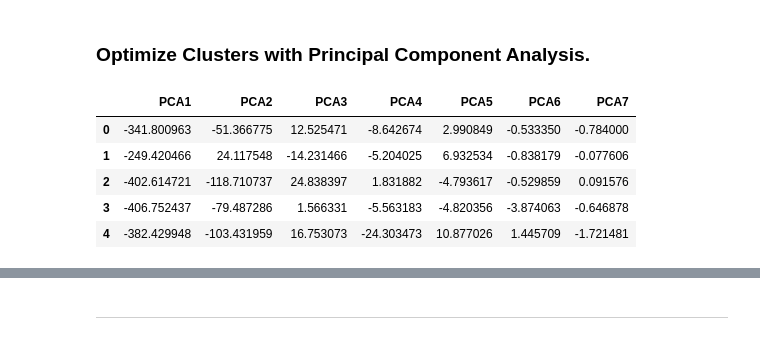
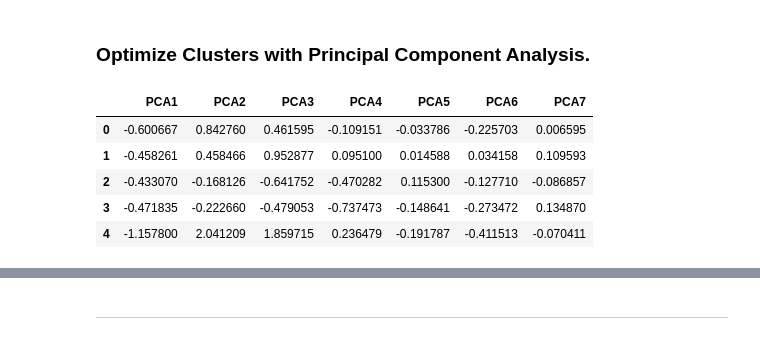
Before and after one commit to Berli85/Childers_SMU_HW_2023, a Jupyter notebook: 19-CryptoClustering/Starter_Code/Crypto_Clustering_starter_code.ipynb, the cells around one changed output, grey strips where cells are left out. Drawn from its saved outputs; the diff is of its cells as text; code cells hidden in the pictures.

```diff
--- a/19-CryptoClustering/Starter_Code/Crypto_Clustering_starter_code.ipynb
+++ b/19-CryptoClustering/Starter_Code/Crypto_Clustering_starter_code.ipynb
@@ -22,7 +19,6 @@ warnings.filterwarnings('ignore')
 # %%
 # Load the data into a Pandas DataFrame
-df_market_data = pd.read_csv(
-    "Resources/crypto_market_data.csv", index_col="coin_id")
+df_market_data = pd.read_csv("Resources/crypto_market_data.csv")
 
 # Display sample data
 df_market_data.head(10)
@@ -104,7 +100,10 @@ df_market_data.hvplot.line(
 # %%
 # get rid of the NULLs
 # There were no nulls so no need to do this!
-features = ['price_change_percentage_24h', 'price_change_percentage_7d', 'price_change_percentage_14d', 'price_change_percentage_30d', 'price_change_percentage_60d','price_change_percentage_200d','price_change_percentage_1y']
-df_market_data = df_market_data.loc[:, features]
-df_market_data = df_market_data.dropna(how="any").reset_index(drop=True)
-df_market_data.info()
+features = ['price_change_percentage_24h', 'price_change_percentage_7d',
+            'price_change_percentage_14d',
+            'price_change_percentage_30d', 'price_change_percentage_60d',
+            'price_change_percentage_200d','price_change_percentage_1y']
+#df_market_data = df_market_data.loc[:, features]
+#df_market_data = df_market_data.dropna(how="any").reset_index(drop=True)
+#df_market_data.info()
@@ -130,14 +114,16 @@ memory usage: 2.4 KB
 # Set the coinid column as index
 # Display sample data
 # initialize
+df_market_data_sub = df_market_data.loc[:,features]
 scaler = StandardScaler()
 
 # fit
-scaler.fit(df_market_data)
+scaler.fit(df_market_data_sub)
 
 # predict/transform
-scaled_data = scaler.transform(df_market_data)
+scaled_data = scaler.transform(df_market_data_sub)
 df_scaled = pd.DataFrame(scaled_data, columns=features)
+#df_scaled["coin_id"] = df_market_data.coin_id
 
 df_scaled.head()
 # %% [output]
@@ -275,26 +336,26 @@ spread_df_predictions.hvplot.scatter(
 # %%
 # Create a PCA model instance and set `n_components=3`.
 # Instantiate the PCA instance and declare the number of PCA variables
-num_pca = len(df_market_data.columns)
+num_pca = len(features)
 pca = PCA(n_components=num_pca)
 
 # Fit the PCA model on the transformed credit card DataFrame
-data_pca = pca.fit_transform(df_market_data)
+data_pca = pca.fit_transform(df_scaled.loc[:,features])
 
 # Create the PCA DataFrame
 df_pca = pd.DataFrame(
     data_pca,
     columns=[f"PCA{x+1}" for x in range(num_pca)]
 )
 
 df_pca.head()
 # %% [output]
 |  | PCA1 | PCA2 | PCA3 | PCA4 | PCA5 | PCA6 | PCA7 |
-| 0 | -341.800963 | -51.366775 | 12.525471 | -8.642674 | 2.990849 | -0.533350 | -0.784000 |
-| 1 | -249.420466 | 24.117548 | -14.231466 | -5.204025 | 6.932534 | -0.838179 | -0.077606 |
-| 2 | -402.614721 | -118.710737 | 24.838397 | 1.831882 | -4.793617 | -0.529859 | 0.091576 |
-| 3 | -406.752437 | -79.487286 | 1.566331 | -5.563183 | -4.820356 | -3.874063 | -0.646878 |
-| 4 | -382.429948 | -103.431959 | 16.753073 | -24.303473 | 10.877026 | 1.445709 | -1.721481 |
+| 0 | -0.600667 | 0.842760 | 0.461595 | -0.109151 | -0.033786 | -0.225703 | 0.006595 |
+| 1 | -0.458261 | 0.458466 | 0.952877 | 0.095100 | 0.014588 | 0.034158 | 0.109593 |
+| 2 | -0.433070 | -0.168126 | -0.641752 | -0.470282 | 0.115300 | -0.127710 | -0.086857 |
+| 3 | -0.471835 | -0.222660 | -0.479053 | -0.737473 | -0.148641 | -0.273472 | 0.134870 |
+| 4 | -1.157800 | 2.041209 | 1.859715 | 0.236479 | -0.191787 | -0.411513 | -0.070411 |
 # %%
 # Use the PCA model with `fit_transform` to reduce to
 # three principal components.
```
Also changed, not shown: parts of 26 cells of this notebook, 2 other files.
